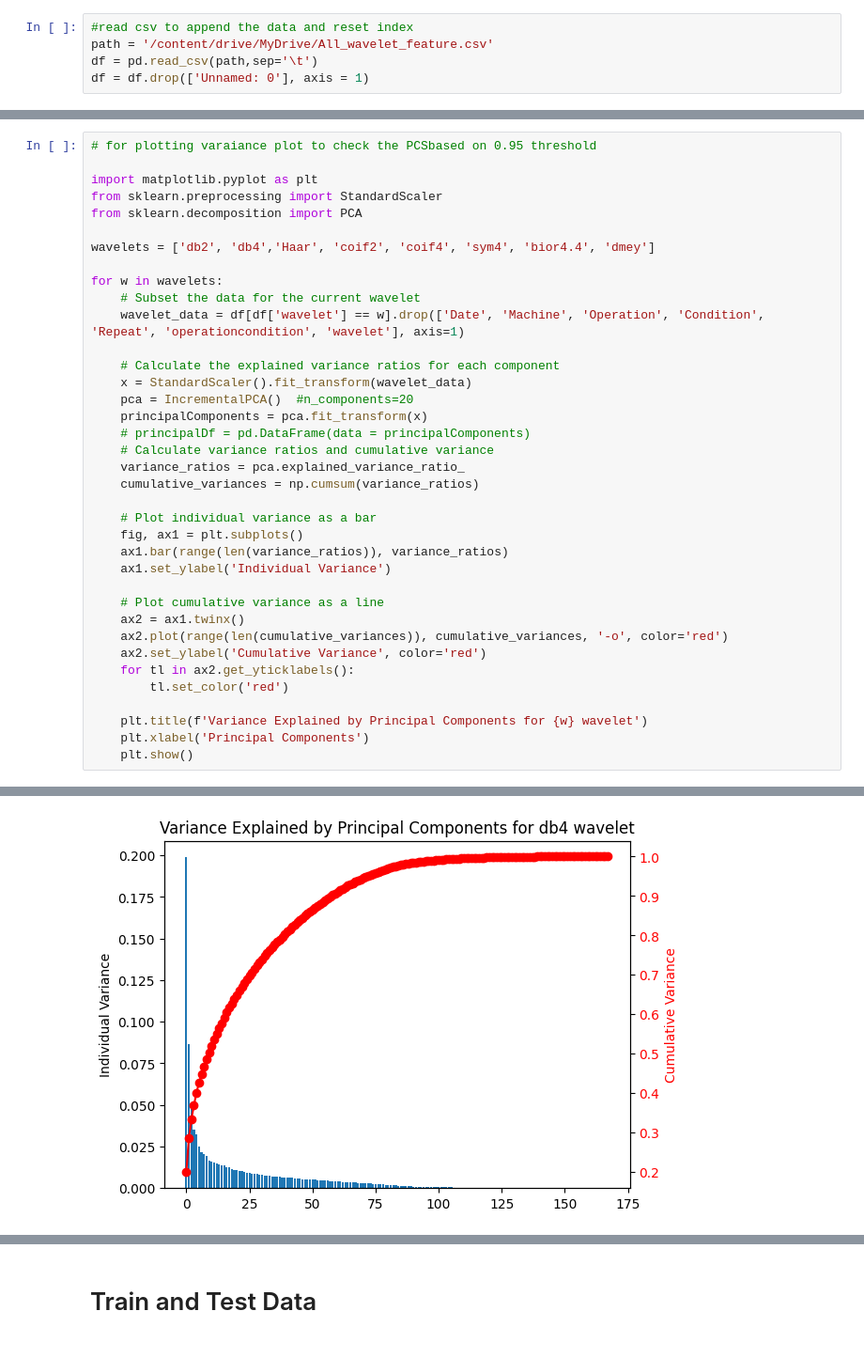
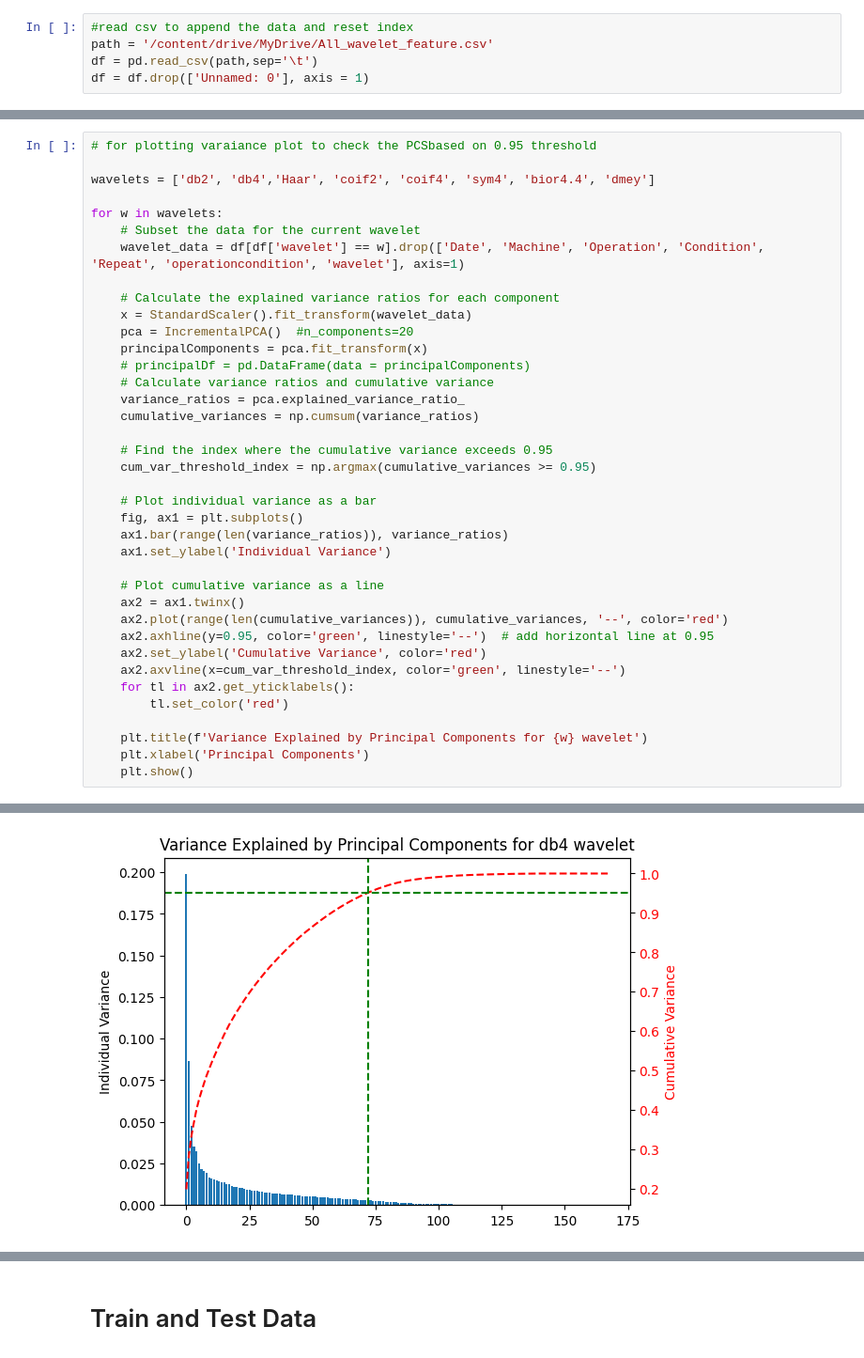
Before and after one commit to AbbasHussain72/Wavelet-featre-extraction-, a Jupyter notebook: current_wavelet_Transform_Technique.ipynb, the cells around one changed output, grey strips where cells are left out. Shown at 94% size. Saved outputs shown, nothing was run; the diff lists cells and outputs as text.

```diff
--- a/current_wavelet_Transform_Technique.ipynb
+++ b/current_wavelet_Transform_Technique.ipynb
@@ -670,9 +569,5 @@ min(x.shape)
 # %%
 # for plotting varaiance plot to check the PCSbased on 0.95 threshold
-
-import matplotlib.pyplot as plt
-from sklearn.preprocessing import StandardScaler
-from sklearn.decomposition import PCA
 
 wavelets = ['db2', 'db4','Haar', 'coif2', 'coif4', 'sym4', 'bior4.4', 'dmey']
 
@@ -689,6 +584,9 @@ for w in wavelets:
     variance_ratios = pca.explained_variance_ratio_
     cumulative_variances = np.cumsum(variance_ratios)
 
+    # Find the index where the cumulative variance exceeds 0.95
+    cum_var_threshold_index = np.argmax(cumulative_variances >= 0.95)
+
     # Plot individual variance as a bar
     fig, ax1 = plt.subplots()
     ax1.bar(range(len(variance_ratios)), variance_ratios)
@@ -696,8 +594,10 @@ for w in wavelets:
 
     # Plot cumulative variance as a line
     ax2 = ax1.twinx()
-    ax2.plot(range(len(cumulative_variances)), cumulative_variances, '-o', color='red')
+    ax2.plot(range(len(cumulative_variances)), cumulative_variances, '--', color='red')
+    ax2.axhline(y=0.95, color='green', linestyle='--')  # add horizontal line at 0.95
     ax2.set_ylabel('Cumulative Variance', color='red')
+    ax2.axvline(x=cum_var_threshold_index, color='green', linestyle='--')
     for tl in ax2.get_yticklabels():
         tl.set_color('red')
 
@@ -709 +609 @@ for w in wavelets:
-[figure, old version]
+[figure, new version]
```
Also changed, not shown: parts of 22 cells of this notebook.
